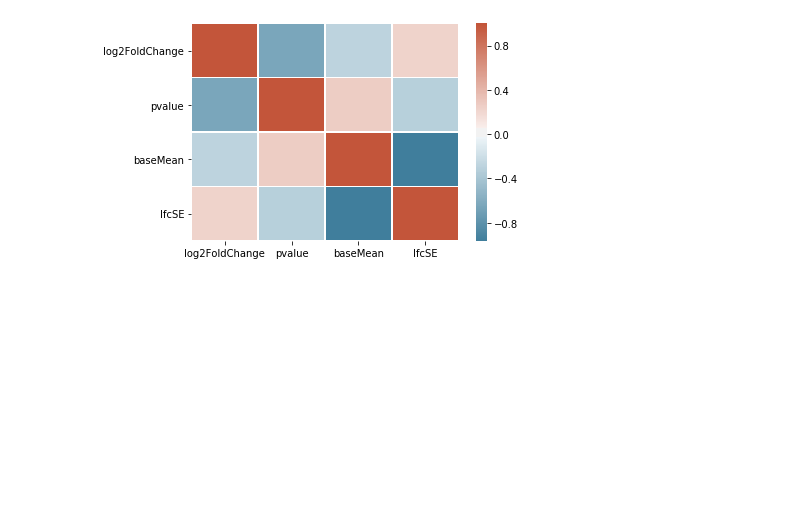
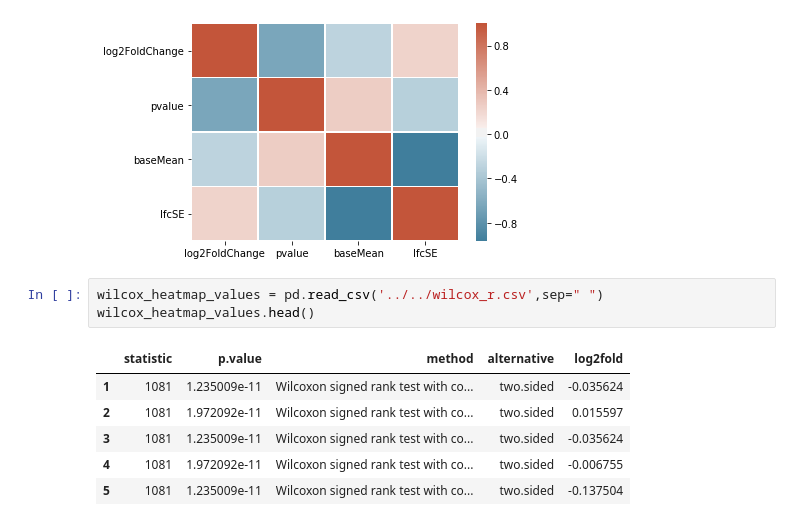
Before and after one commit to justjk139/alzheimers_gene_analysis, a Jupyter notebook: notebooks/dev_testing.ipynb, the cells around one changed output. Cells and saved outputs as stored; diff of their text form; blank space fills up the shorter version.

```diff
--- a/notebooks/dev_testing.ipynb
+++ b/notebooks/dev_testing.ipynb
@@ -844,3 +848,13 @@ sns.heatmap(significants[['log2FoldChange','pvalue','baseMean','lfcSE']].corr(),
 # %% [output]
 <matplotlib.axes._subplots.AxesSubplot at 0x...>
 [figure]
+# %%
+wilcox_heatmap_values = pd.read_csv('../../wilcox_r.csv',sep=" ")
+wilcox_heatmap_values.head()
+# %% [output]
+|  | statistic | p.value | method | alternative | log2fold |
+| 1 | 1081 | 1.235009e-11 | Wilcoxon signed rank test with co... | two.sided | -0.035624 |
+| 2 | 1081 | 1.972092e-11 | Wilcoxon signed rank test with co... | two.sided | 0.015597 |
+| 3 | 1081 | 1.235009e-11 | Wilcoxon signed rank test with co... | two.sided | -0.035624 |
+| 4 | 1081 | 1.972092e-11 | Wilcoxon signed rank test with co... | two.sided | -0.006755 |
+| 5 | 1081 | 1.235009e-11 | Wilcoxon signed rank test with co... | two.sided | -0.137504 |
```
Also changed, not shown: parts of 4 cells of this notebook.
